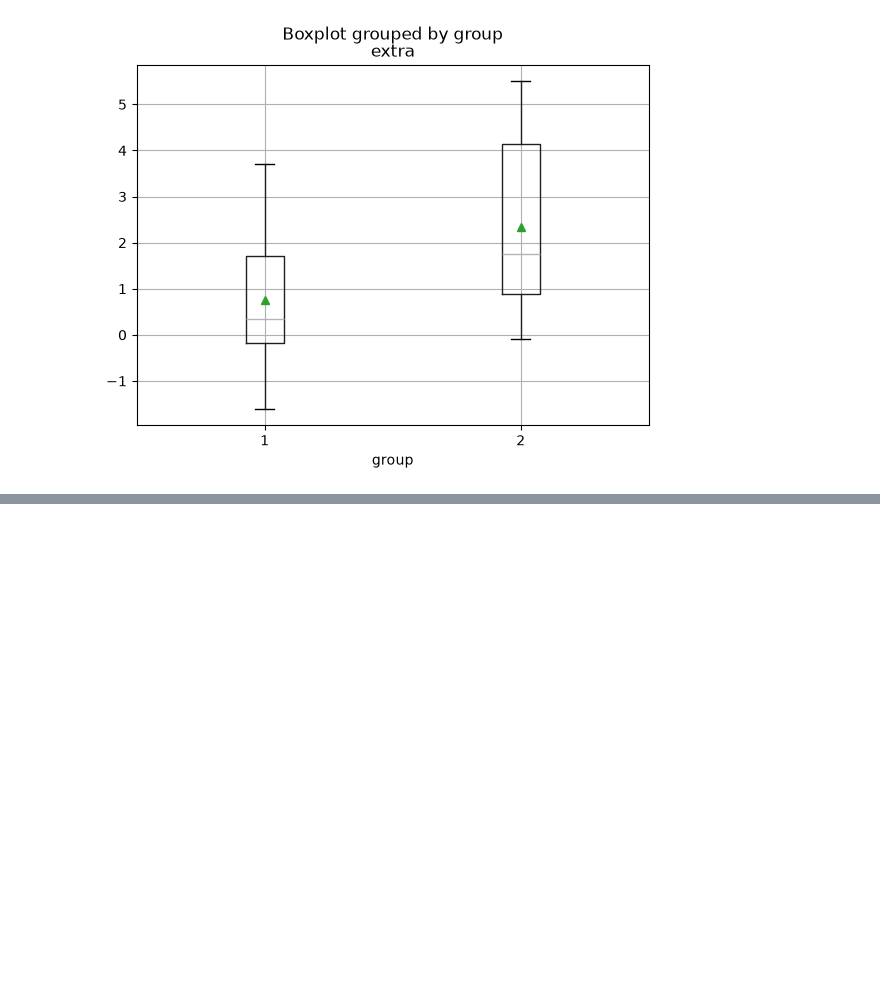
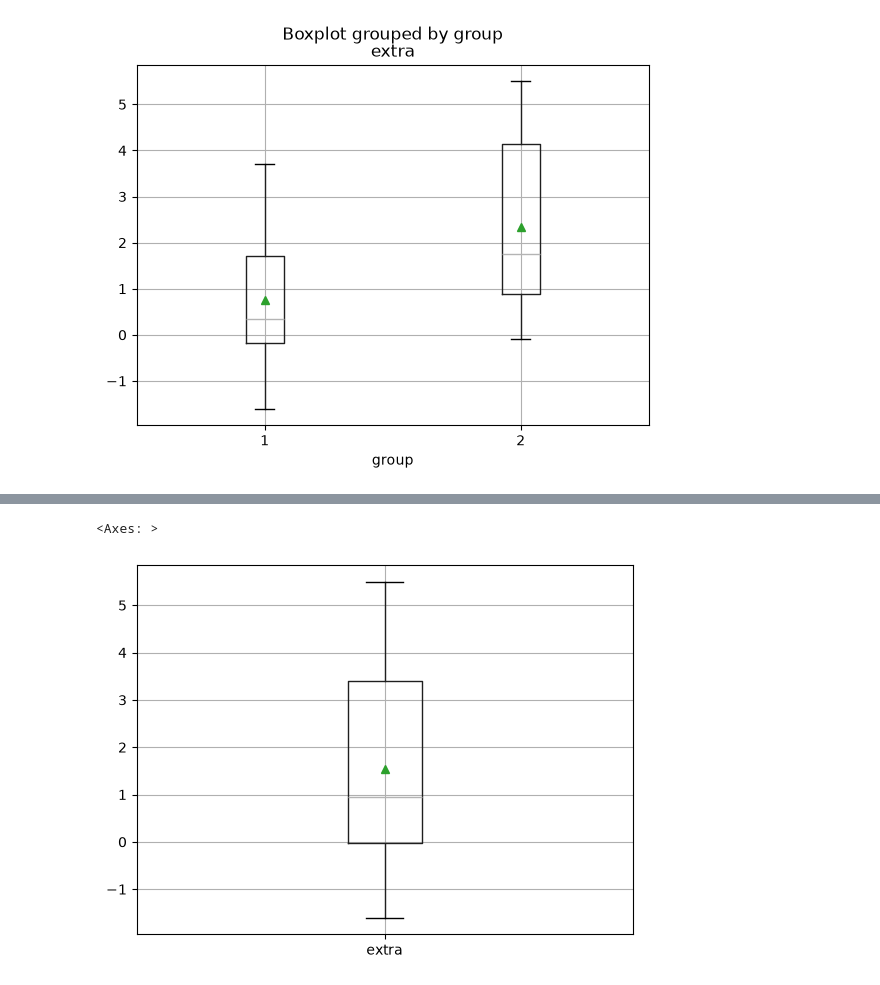
Before and after one commit to Psyc3000A/Fall-Winter2026, a Jupyter notebook: notebooks_AndrewVT (1).ipynb, the cells around one changed output, grey strips where cells are left out. Drawn from its saved outputs; the diff is of its cells as text; code cells hidden in the pictures; blank space fills up the shorter version.

```diff
--- a/notebooks_AndrewVT (1).ipynb
+++ b/notebooks_AndrewVT (1).ipynb
@@ -80,0 +86,6 @@ plt.show()
+# %%
+
+datafile.boxplot(column="extra", showmeans=True)
+# %% [output]
+<Axes: >
+[figure, added]
```
Also changed, not shown: parts of 8 cells of this notebook.
